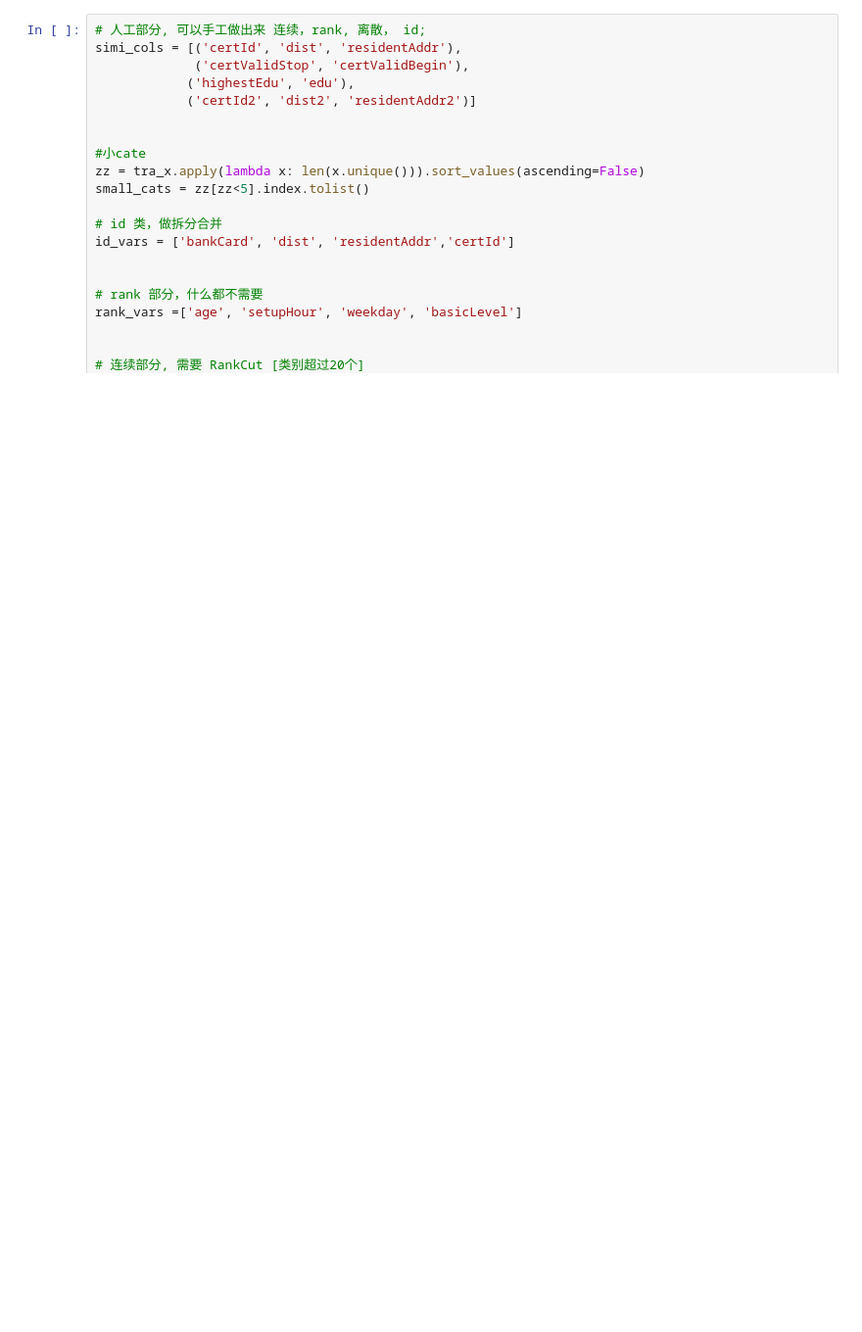
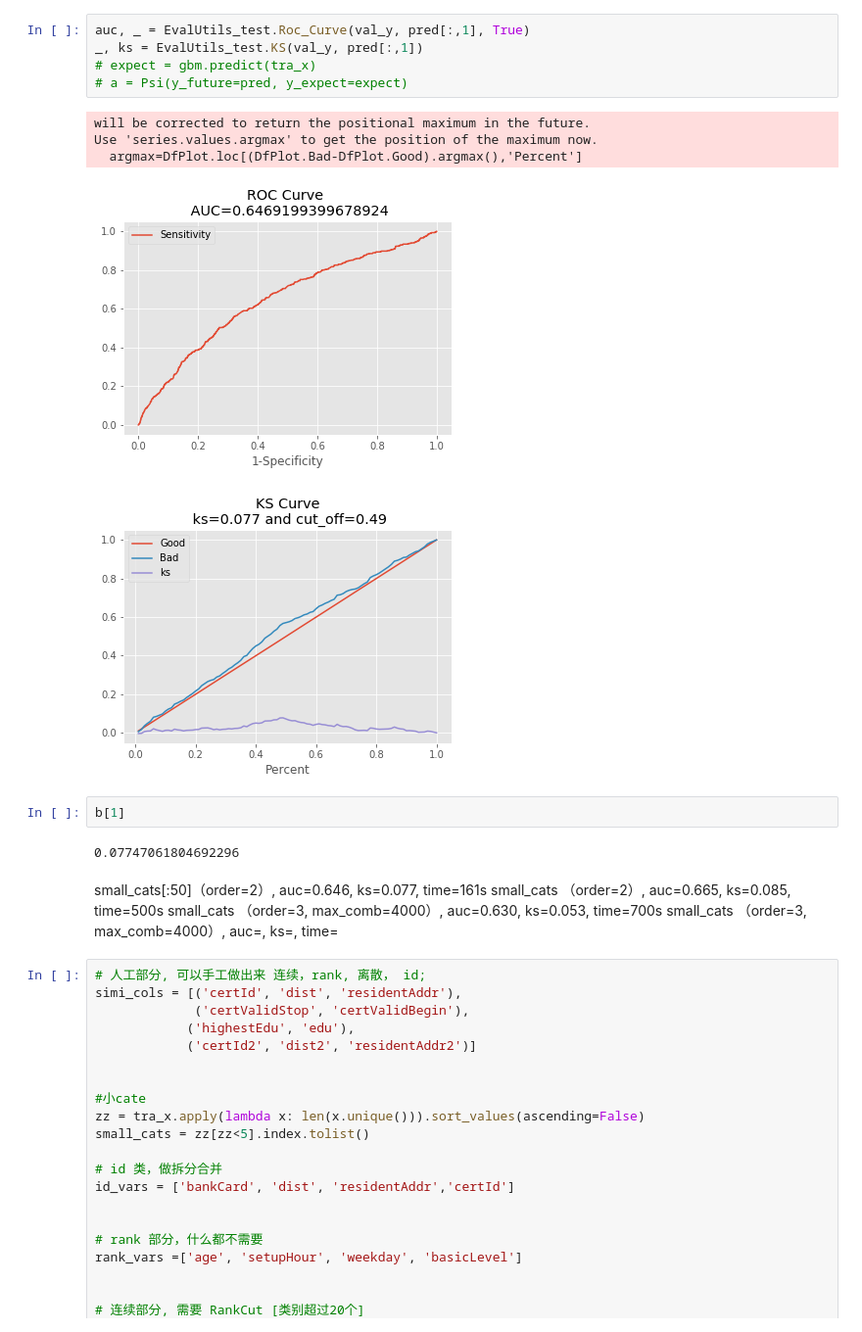
Before and after one commit to brakeman/general_pro, a Jupyter notebook: to_be_transfor/auto_feat/tttttt.ipynb, the cells around one changed output. Shown at 98% size. Saved outputs shown, nothing was run; the diff lists cells and outputs as text; blank space fills up the shorter version.

```diff
--- a/to_be_transfor/auto_feat/tttttt.ipynb
+++ b/to_be_transfor/auto_feat/tttttt.ipynb
@@ -32,3 +152,23 @@ val_x, val_y = Valid.drop('target', axis=1), Valid.target
+# %%
+auc, _ = EvalUtils_test.Roc_Curve(val_y, pred[:,1], True)
+_, ks = EvalUtils_test.KS(val_y, pred[:,1])
+# expect = gbm.predict(tra_x)
+# a = Psi(y_future=pred, y_expect=expect)
+# %% [output]
+will be corrected to return the positional maximum in the future.
+Use 'series.values.argmax' to get the position of the maximum now.
+  argmax=DfPlot.loc[(DfPlot.Bad-DfPlot.Good).argmax(),'Percent']
+[figure, added]
+[figure, added]
+# %%
+b[1]
+# %% [output]
+0.07747061804692296
+# %% [markdown]
+small_cats[:50]（order=2）,                auc=0.646, ks=0.077, time=161s
+small_cats     （order=2）,                auc=0.665, ks=0.085, time=500s
+small_cats     （order=3, max_comb=4000）, auc=0.630, ks=0.053, time=700s
+small_cats     （order=3, max_comb=4000）, auc=, ks=, time=
 # %%
 # 人工部分, 可以手工做出来 连续，rank, 离散， id;
 simi_cols = [('certId', 'dist', 'residentAddr'),
```
Also changed, not shown: parts of 27 cells of this notebook.
